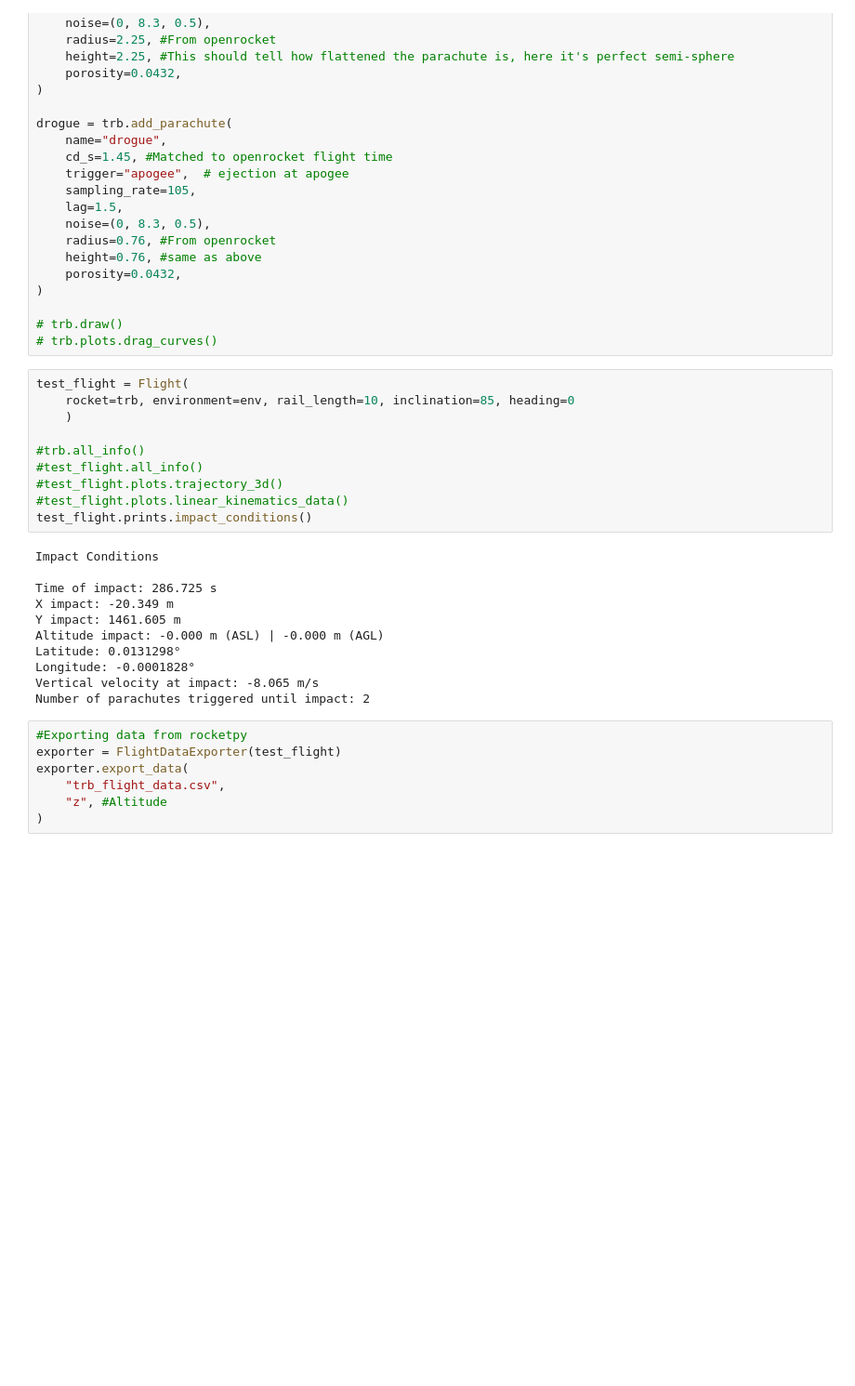
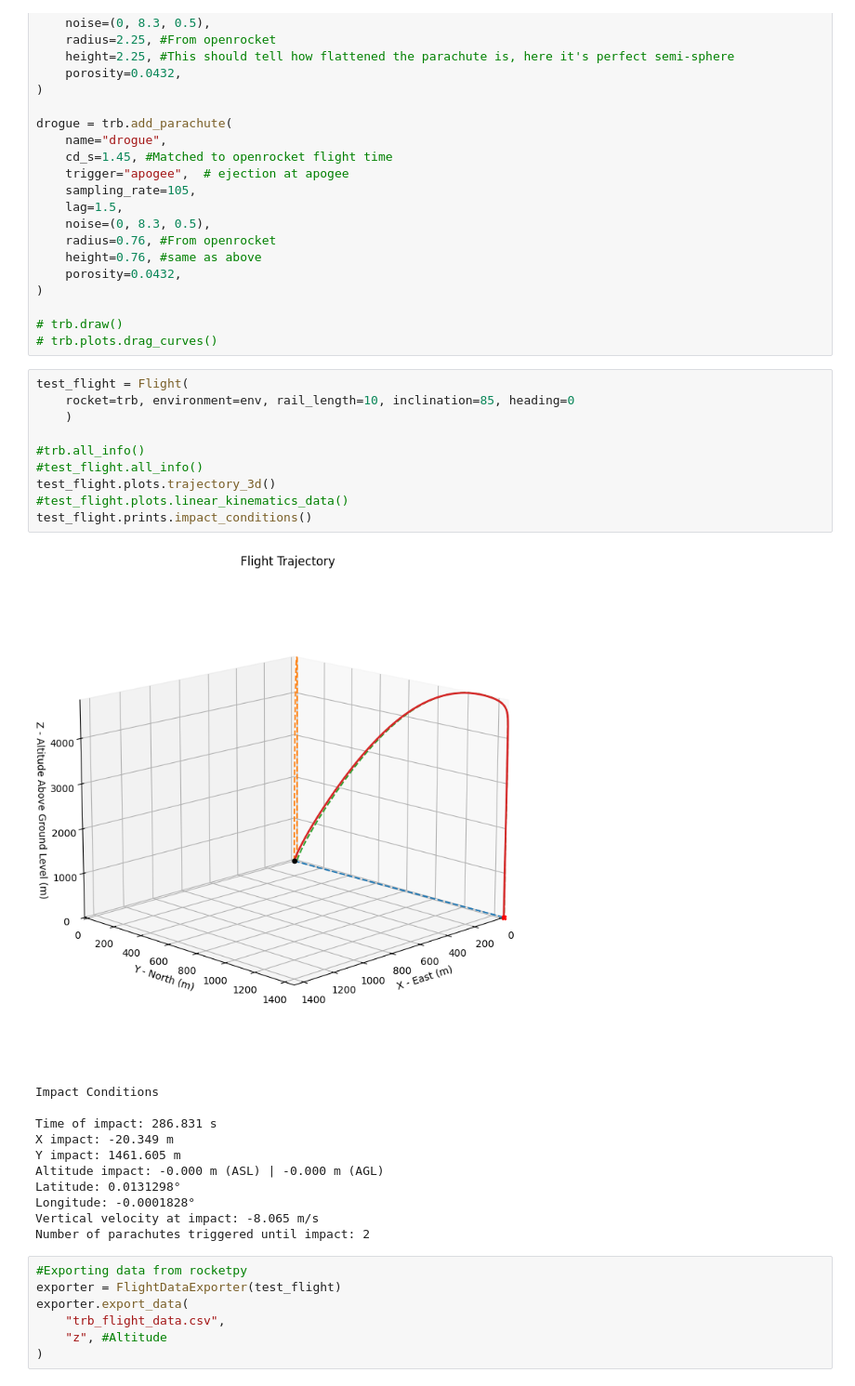
Before and after one commit to Husaria55/simulations, a Jupyter notebook: trb_with_notes.ipynb, the cells around one changed output. Shown at 93% size. Cells and saved outputs as stored; diff of their text form; blank space fills up the shorter version.

```diff
--- a/trb_with_notes.ipynb
+++ b/trb_with_notes.ipynb
@@ -172,17 +172,18 @@ drogue = trb.add_parachute(
 # %%
 test_flight = Flight(
     rocket=trb, environment=env, rail_length=10, inclination=85, heading=0
     )
 
 #trb.all_info()
 #test_flight.all_info()
-#test_flight.plots.trajectory_3d()
+test_flight.plots.trajectory_3d()
 #test_flight.plots.linear_kinematics_data()
 test_flight.prints.impact_conditions()
 # %% [output]
+[figure, added]
 Impact Conditions
 
-Time of impact: 286.725 s
+Time of impact: 286.831 s
 X impact: -20.349 m
 Y impact: 1461.605 m
 Altitude impact: -0.000 m (ASL) | -0.000 m (AGL)
```
Also changed, not shown: 2 other files.
